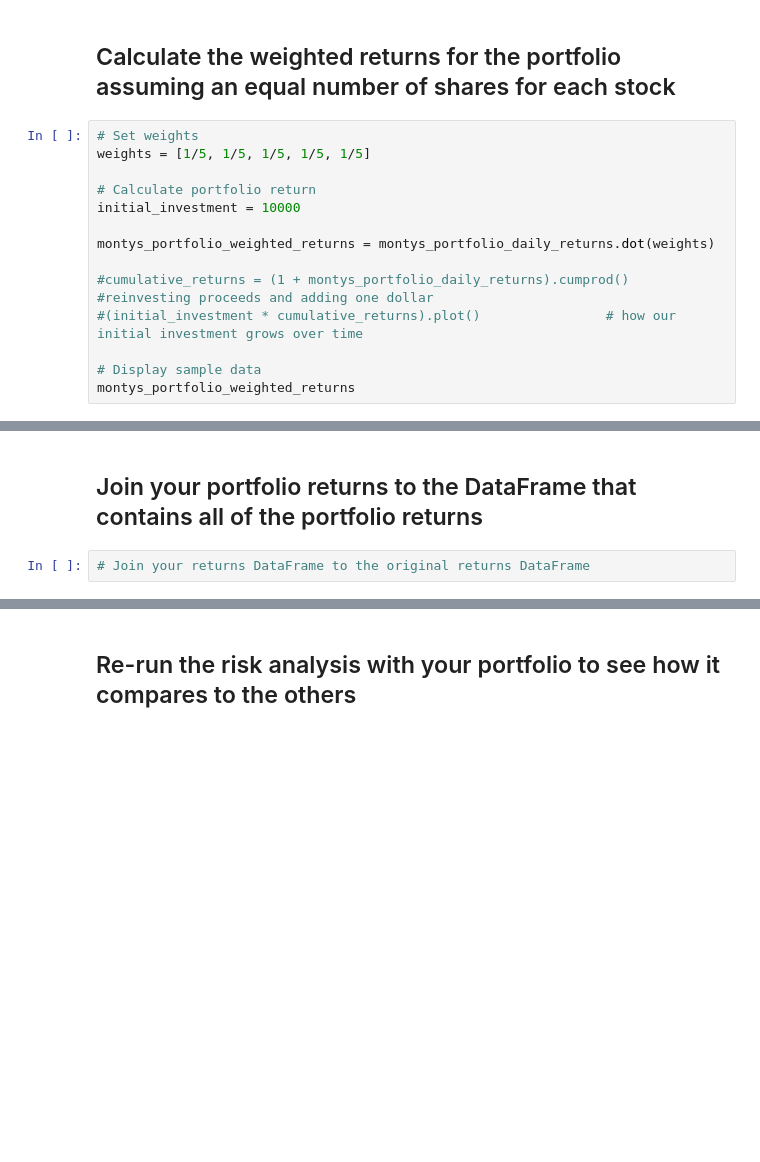
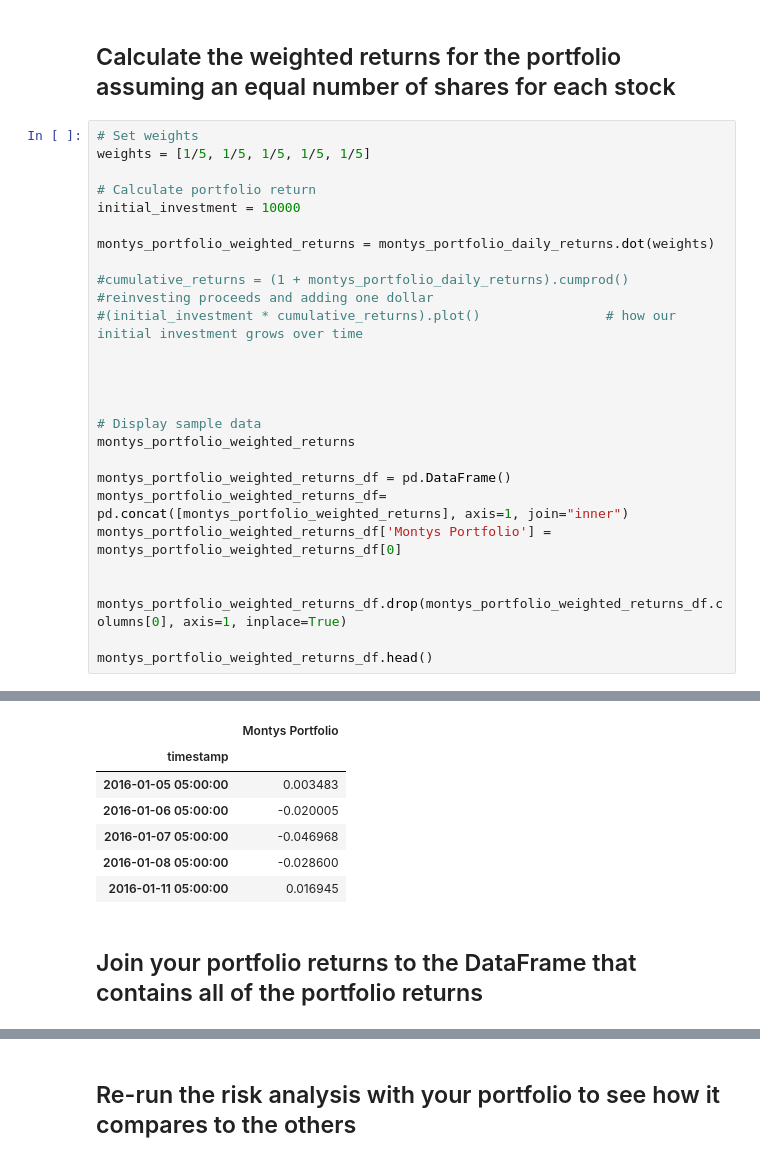
Before and after one commit to MontgomeryG/python-homework, a Jupyter notebook: Starter_Code 2/whale_analysis.ipynb, the cells around one changed output, grey strips where cells are left out. Saved outputs shown, nothing was run; the diff lists cells and outputs as text; blank space fills up the shorter version.

```diff
--- a/Starter_Code 2/whale_analysis.ipynb
+++ b/Starter_Code 2/whale_analysis.ipynb
@@ -850,6 +863,18 @@ montys_portfolio_weighted_returns = montys_portfolio_daily_returns.dot(weights)
 #cumulative_returns = (1 + montys_portfolio_daily_returns).cumprod()          #reinvesting proceeds and adding one dollar
 #(initial_investment * cumulative_returns).plot()                # how our initial investment grows over time
 
+
+
+
 # Display sample data
 montys_portfolio_weighted_returns
+
+montys_portfolio_weighted_returns_df = pd.DataFrame()
+montys_portfolio_weighted_returns_df= pd.concat([montys_portfolio_weighted_returns], axis=1, join="inner")
+montys_portfolio_weighted_returns_df['Montys Portfolio'] = montys_portfolio_weighted_returns_df[0]
+
+
+montys_portfolio_weighted_returns_df.drop(montys_portfolio_weighted_returns_df.columns[0], axis=1, inplace=True)
+
+montys_portfolio_weighted_returns_df.head()
 # %% [output]
@@ -869,4 +881,9 @@ Length: 826, dtype: float64
+|  | Montys Portfolio |
+| timestamp |  |
+| 2016-01-05 05:00:00 | 0.003483 |
+| 2016-01-06 05:00:00 | -0.020005 |
+| 2016-01-07 05:00:00 | -0.046968 |
+| 2016-01-08 05:00:00 | -0.028600 |
+| 2016-01-11 05:00:00 | 0.016945 |
 # %% [markdown]
 ## Join your portfolio returns to the DataFrame that contains all of the portfolio returns
-# %%
-# Join your returns DataFrame to the original returns DataFrame
```
Also changed, not shown: parts of 8 cells of this notebook.
